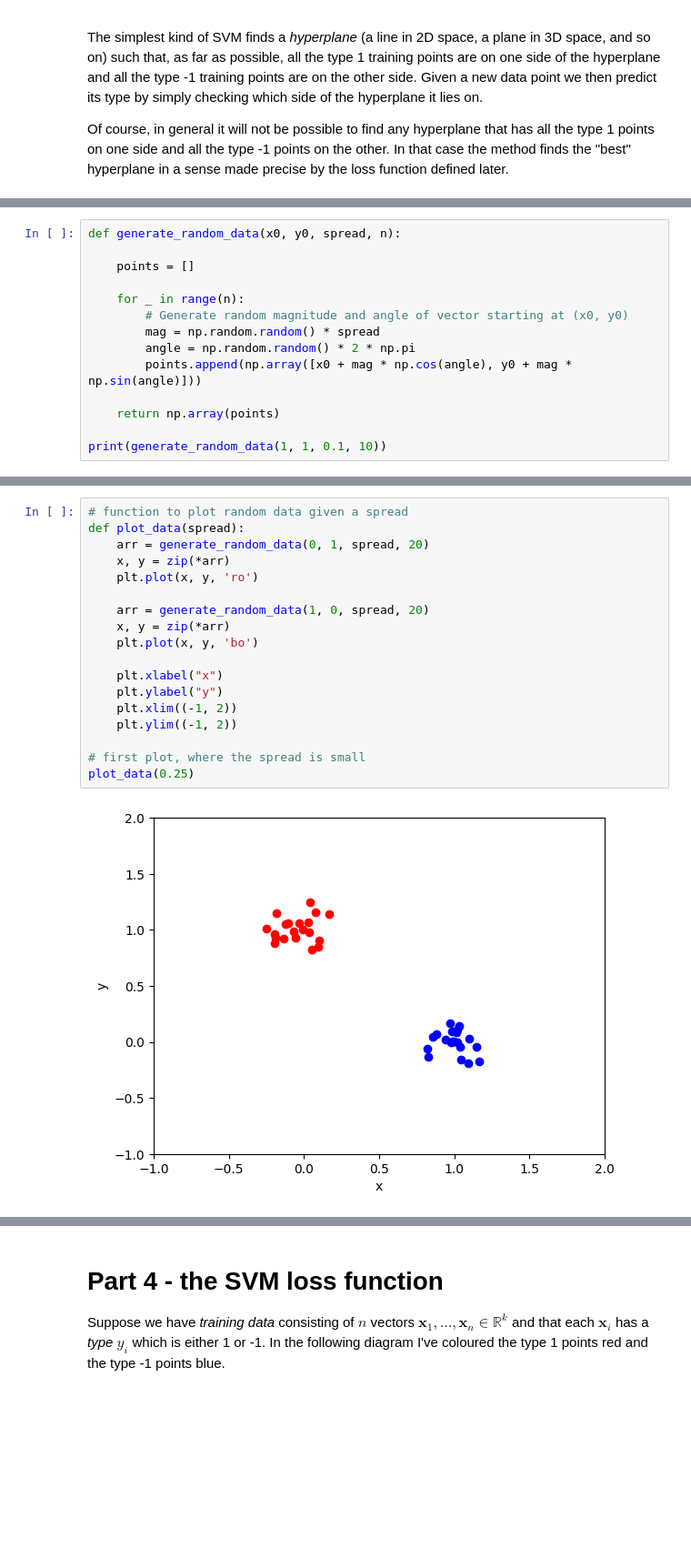
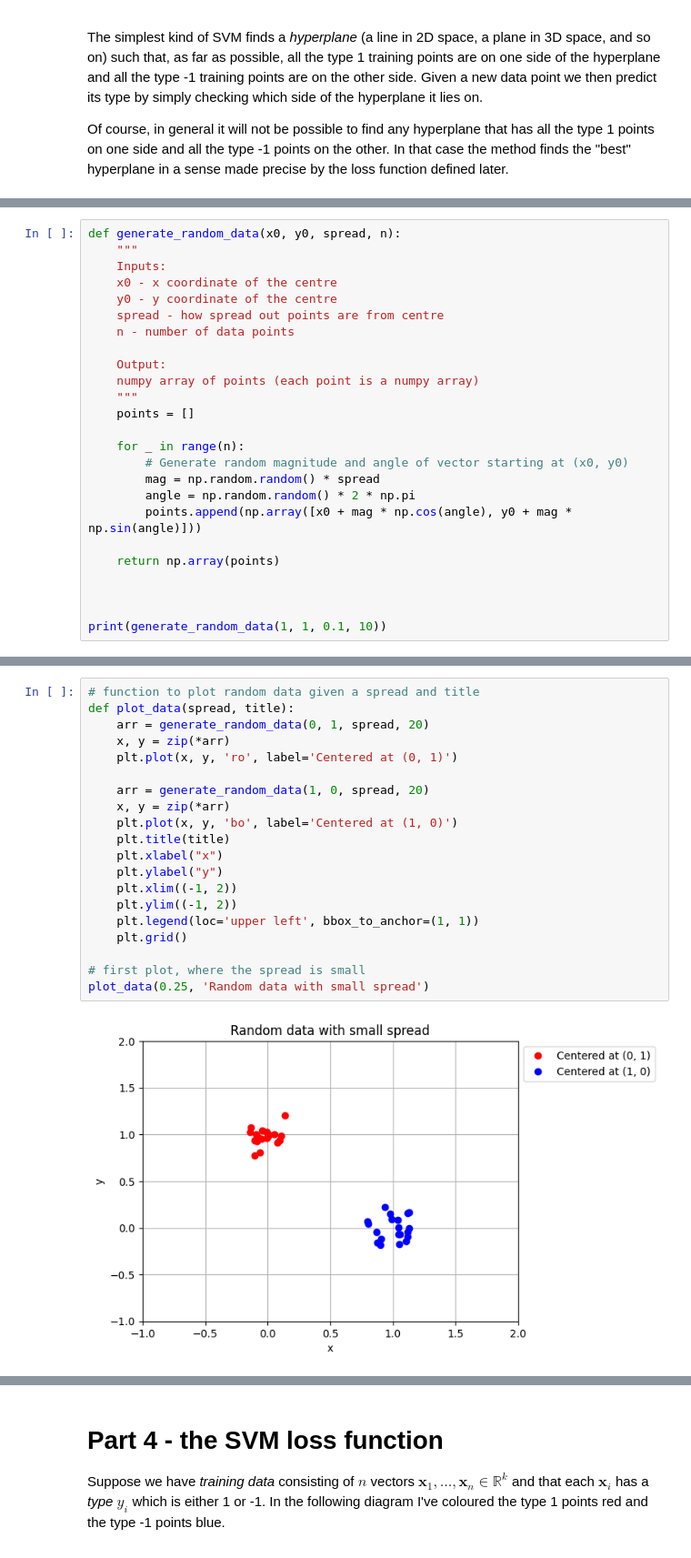
Before and after one commit to RD-44/Gradient-Descent-and-SVM, a Jupyter notebook: Gradient descent and support vector machines.ipynb, the cells around one changed output, grey strips where cells are left out. Shown at 91% size. Drawn from its saved outputs; the diff is of its cells as text; blank space fills up the shorter version.

Commit message:
Added comments, small changes
- Changed from class to dictionary for training data
- Added comments

```diff
--- a/Gradient descent and support vector machines.ipynb
+++ b/Gradient descent and support vector machines.ipynb
@@ -253,7 +282,16 @@ and the second should look roughly like this:
 ![dots_close_together.png](attachment:dots_close_together.png)
 # %%
 def generate_random_data(x0, y0, spread, n):
+    """
+    Inputs:
+    x0 - x coordinate of the centre
+    y0 - y coordinate of the centre
+    spread - how spread out points are from centre
+    n - number of data points
 
+    Output:
+    numpy array of points (each point is a numpy array)
+    """
     points = []
 
     for _ in range(n):
@@ -264,5 +302,7 @@ def generate_random_data(x0, y0, spread, n):
 
     return np.array(points)
 
+
+
 print(generate_random_data(1, 1, 0.1, 10))
 # %% [output]
@@ -279,22 +319,24 @@ print(generate_random_data(1, 1, 0.1, 10))
 # %%
-# function to plot random data given a spread
-def plot_data(spread):
+# function to plot random data given a spread and title
+def plot_data(spread, title):
     arr = generate_random_data(0, 1, spread, 20)
     x, y = zip(*arr)
-    plt.plot(x, y, 'ro')
+    plt.plot(x, y, 'ro', label='Centered at (0, 1)')
 
     arr = generate_random_data(1, 0, spread, 20)
     x, y = zip(*arr)
-    plt.plot(x, y, 'bo')
-
+    plt.plot(x, y, 'bo', label='Centered at (1, 0)')
+    plt.title(title)
     plt.xlabel("x")
     plt.ylabel("y")
     plt.xlim((-1, 2))
     plt.ylim((-1, 2))
+    plt.legend(loc='upper left', bbox_to_anchor=(1, 1))
+    plt.grid()
 
 # first plot, where the spread is small
-plot_data(0.25)
+plot_data(0.25, 'Random data with small spread')
 # %% [output]
-[figure, old version]
+[figure, new version]
 # %%
 # second plot, where the spread is larger
```
Also changed, not shown: parts of 11 cells of this notebook.
